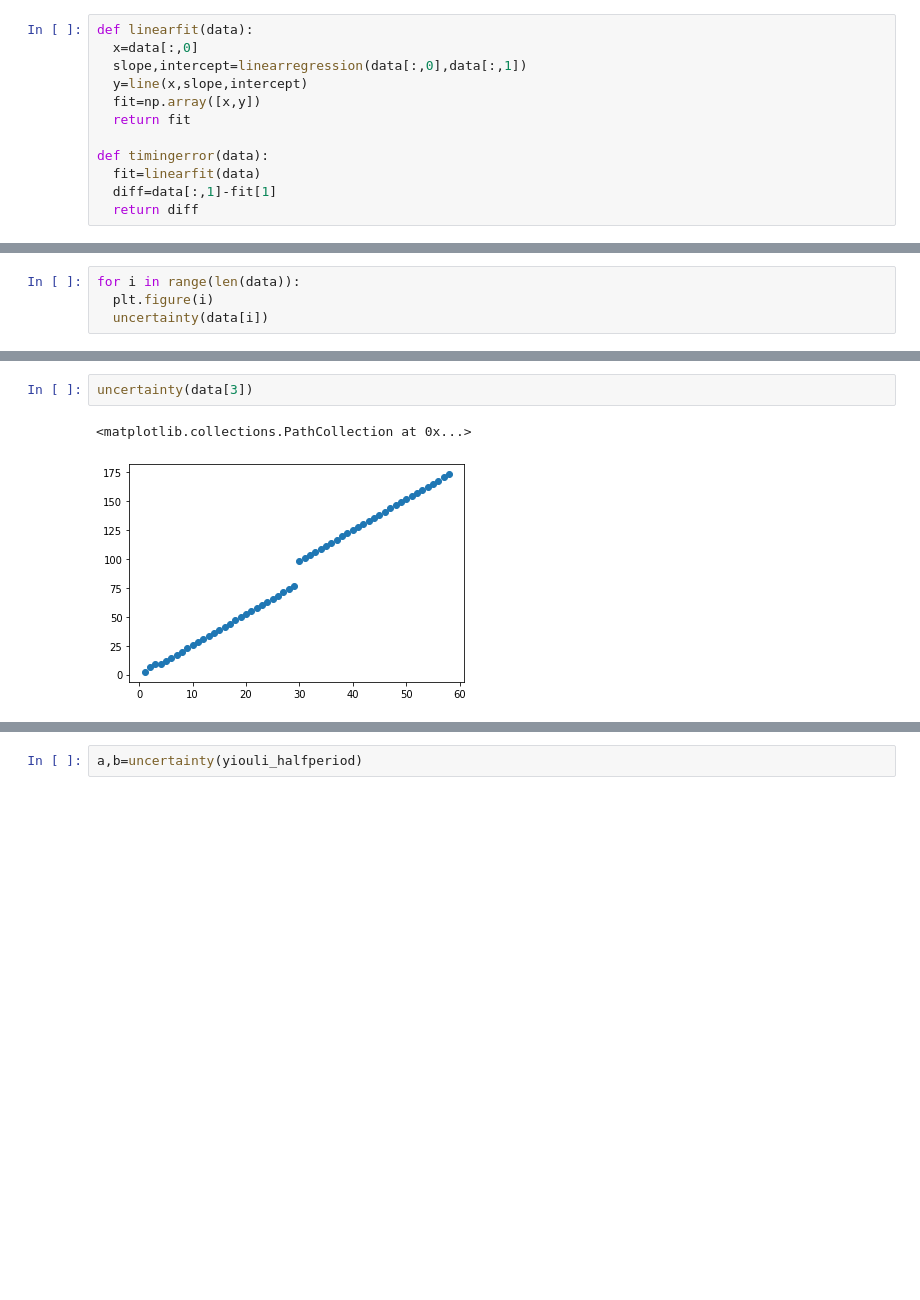
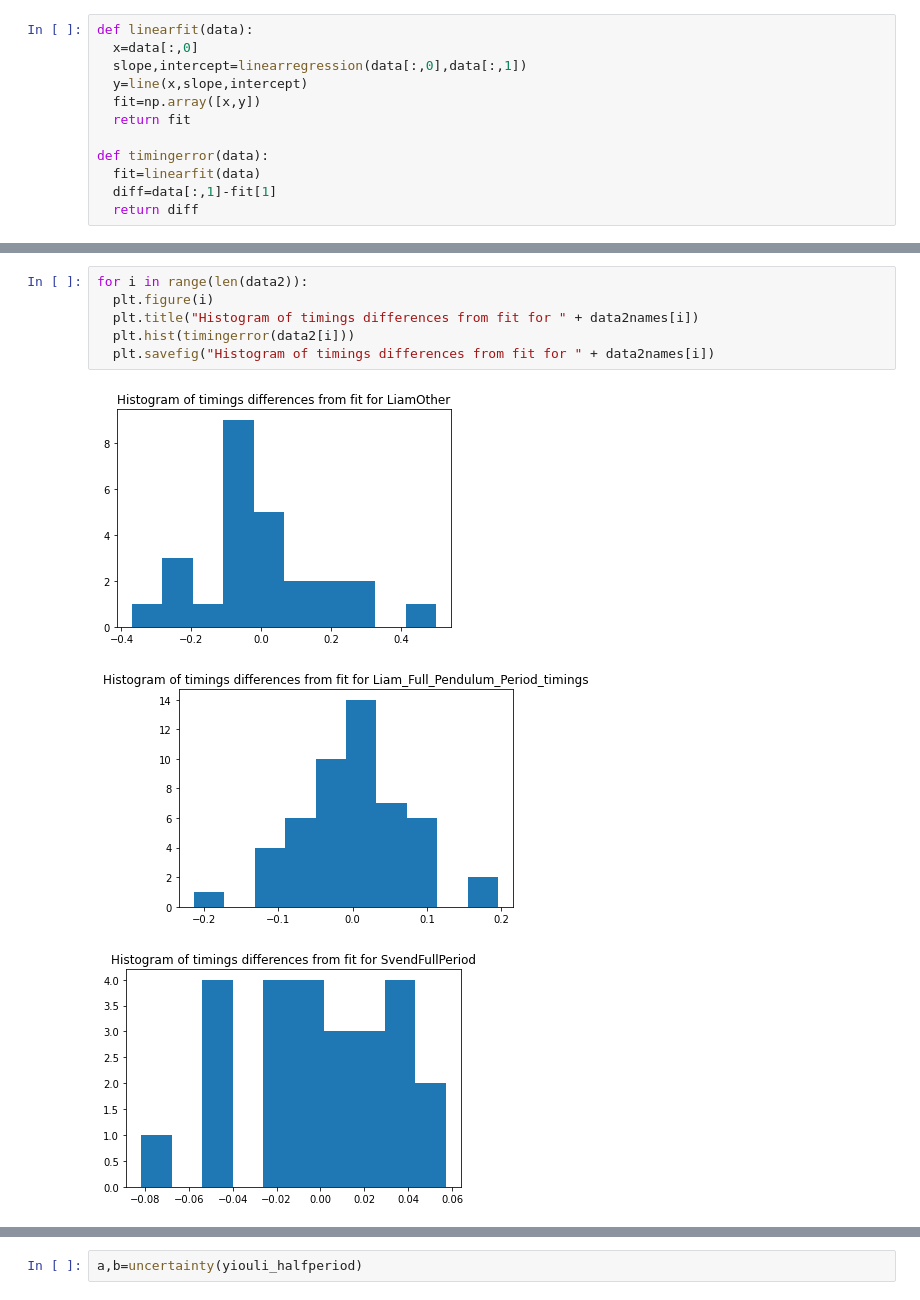
Before and after one commit to svendstar/MyAppliedStatistics2020repository, a Jupyter notebook: Measurement_of_each_persons_pendulum.ipynb, the cells around one changed output, grey strips where cells are left out. Cells and saved outputs as stored; diff of their text form; blank space fills up the shorter version.

```diff
--- a/Measurement_of_each_persons_pendulum.ipynb
+++ b/Measurement_of_each_persons_pendulum.ipynb
@@ -95,4 +134,0 @@ array([-0.08922965, -0.08881309,  0.02070347,  0.03862002, -0.11056342,
-# %%
-for i in range(len(data)):
-  plt.figure(i)
-  uncertainty(data[i])
@@ -107,5 +135,10 @@ for i in range(len(data)):
-# %%
-uncertainty(data[3])
-# %% [output]
-<matplotlib.collections.PathCollection at 0x...>
-[figure, removed]
+# %%
+for i in range(len(data2)):
+  plt.figure(i)
+  plt.title("Histogram of timings differences from fit for " + data2names[i])
+  plt.hist(timingerror(data2[i]))
+  plt.savefig("Histogram of timings differences from fit for " + data2names[i])
+# %% [output]
+[figure, added]
+[figure, added]
+[figure, added]
```
Also changed, not shown: parts of 22 cells of this notebook.
